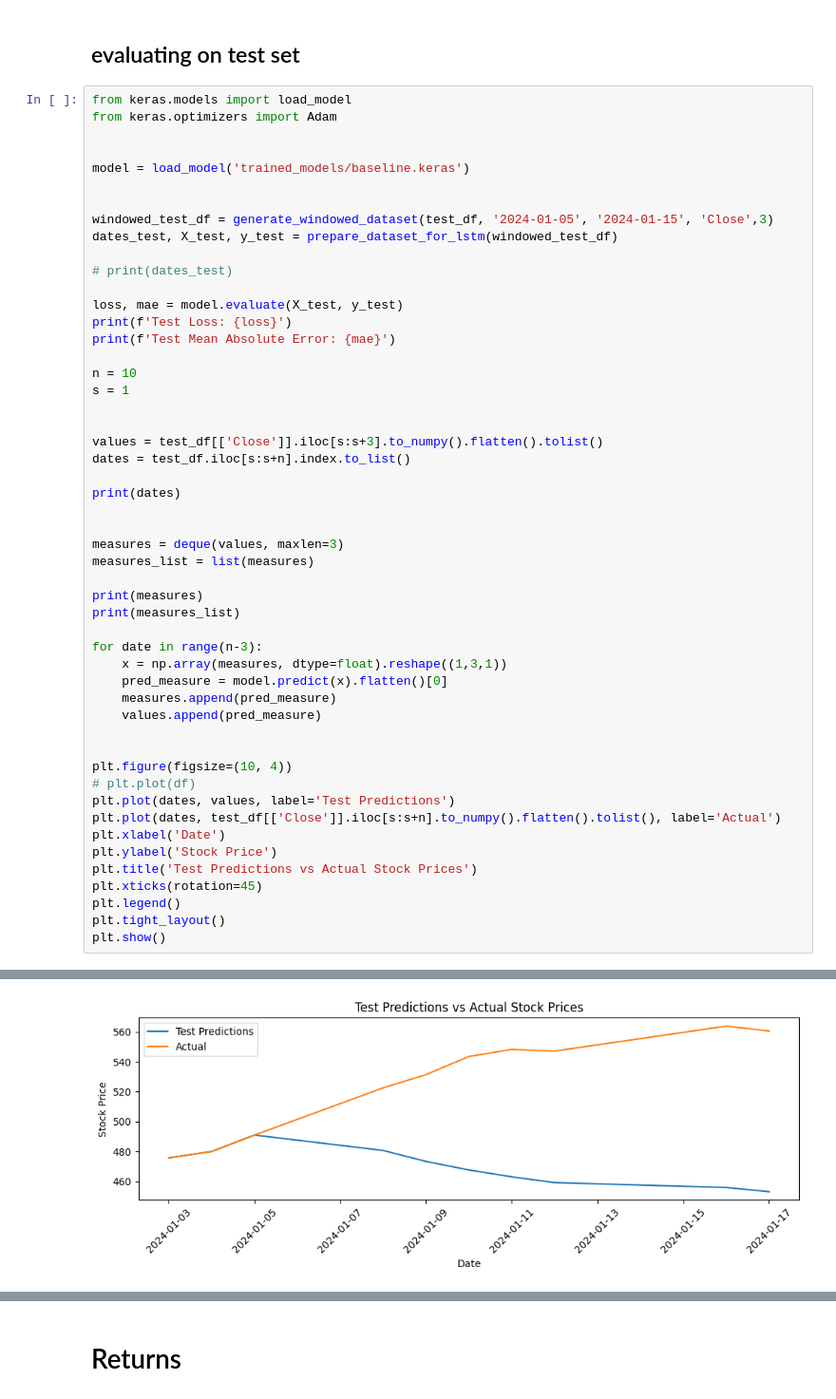
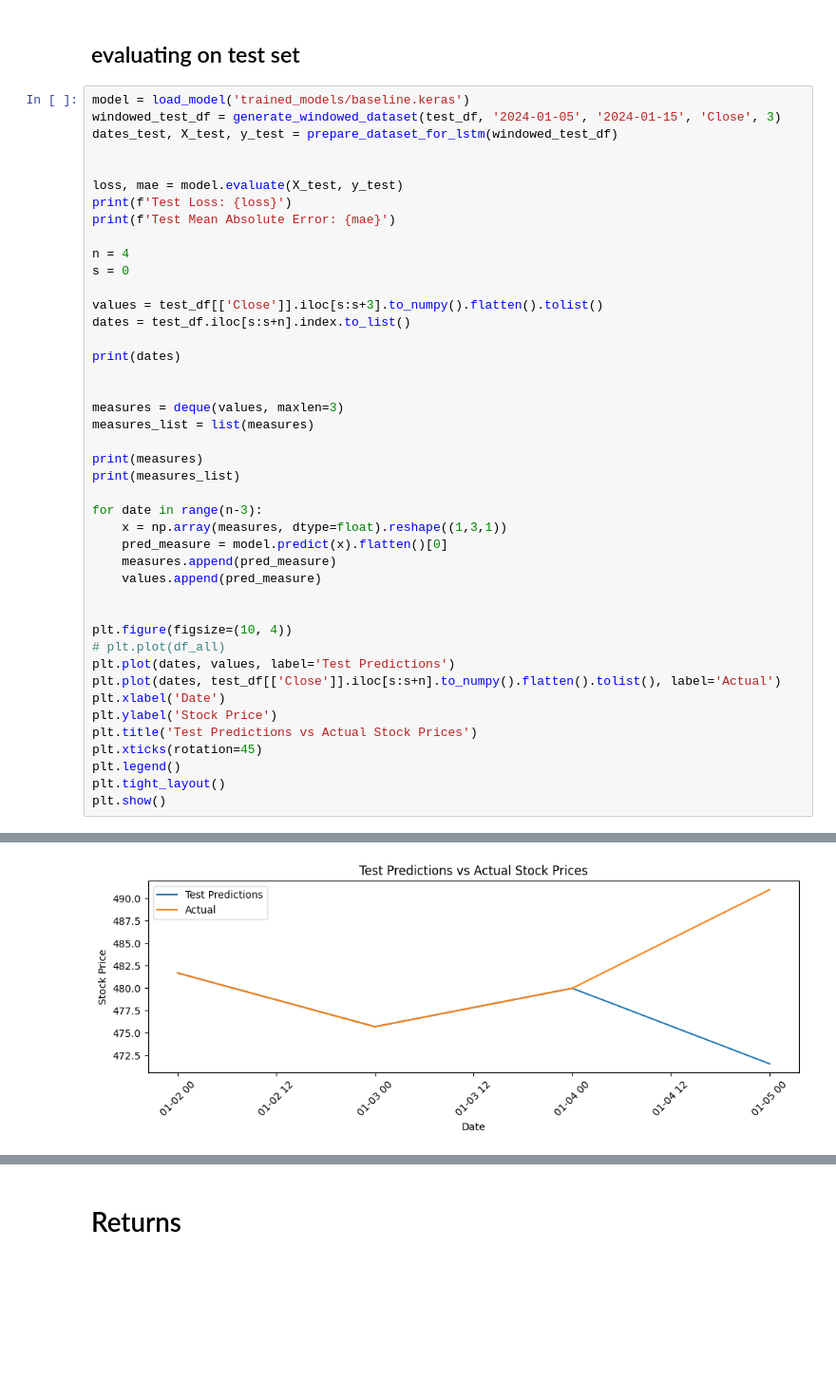
Before and after one commit to GustavLundberg1/LSTM-Neural-Network-for-Stock-Market-prediciton, a Jupyter notebook: main.ipynb, the cells around one changed output, grey strips where cells are left out. Shown at 95% size. Drawn from its saved outputs; the diff is of its cells as text; blank space fills up the shorter version.

```diff
--- a/main.ipynb
+++ b/main.ipynb
@@ -182,25 +208,17 @@ plt.legend(['Validation Predictions', 'Validation Observations'])
 # %% [markdown]
 ## evaluating on test set
 # %%
-from keras.models import load_model
-from keras.optimizers import Adam
-
-
 model = load_model('trained_models/baseline.keras')
-
-
-windowed_test_df = generate_windowed_dataset(test_df, '2024-01-05', '2024-01-15', 'Close',3)
+windowed_test_df = generate_windowed_dataset(test_df, '2024-01-05', '2024-01-15', 'Close', 3)
 dates_test, X_test, y_test = prepare_dataset_for_lstm(windowed_test_df)
 
-# print(dates_test)
 
 loss, mae = model.evaluate(X_test, y_test)
 print(f'Test Loss: {loss}')
 print(f'Test Mean Absolute Error: {mae}')
 
-n = 10
-s = 1
-
+n = 4
+s = 0
 
 values = test_df[['Close']].iloc[s:s+3].to_numpy().flatten().tolist()
 dates = test_df.iloc[s:s+n].index.to_list()
@@ -222,7 +240,7 @@ for date in range(n-3):
 
 
 plt.figure(figsize=(10, 4))
-# plt.plot(df)
+# plt.plot(df_all)
 plt.plot(dates, values, label='Test Predictions')
 plt.plot(dates, test_df[['Close']].iloc[s:s+n].to_numpy().flatten().tolist(), label='Actual')
 plt.xlabel('Date')
@@ -249 +261 @@ deque([475.690002, 479.980011, 490.970001], maxlen=3)
-[figure, old version]
+[figure, new version]
```
Also changed, not shown: parts of 10 cells of this notebook, 2 other files.
